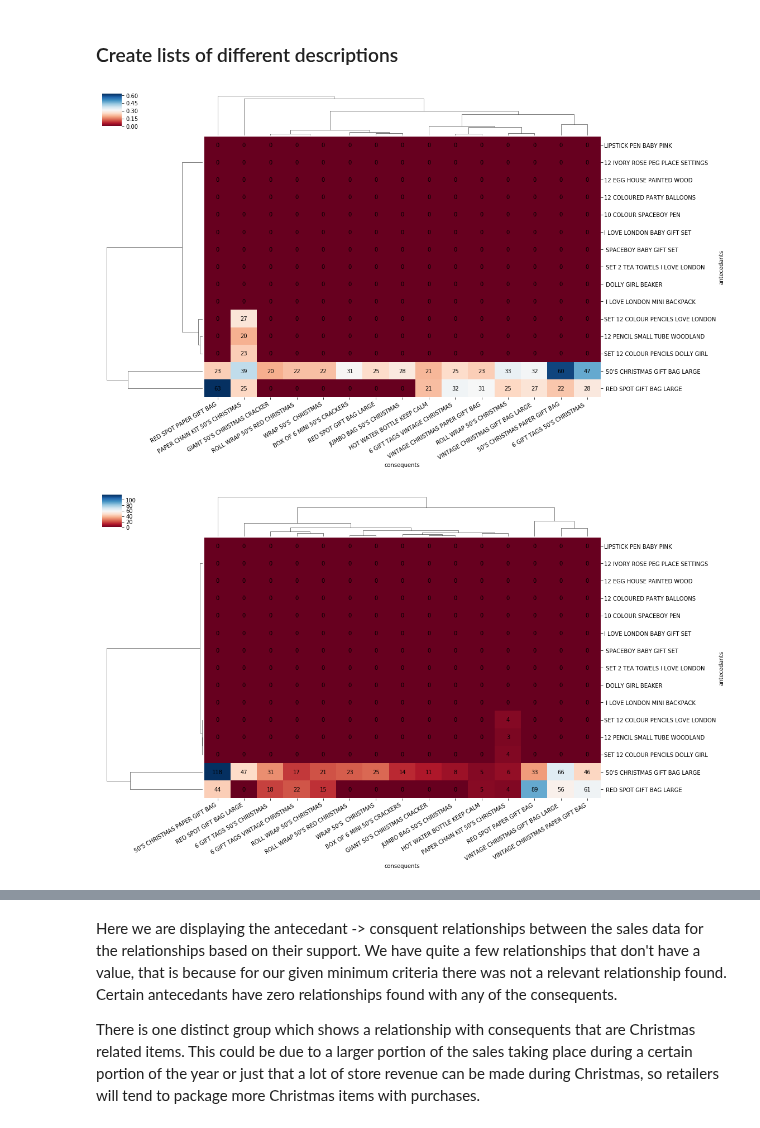
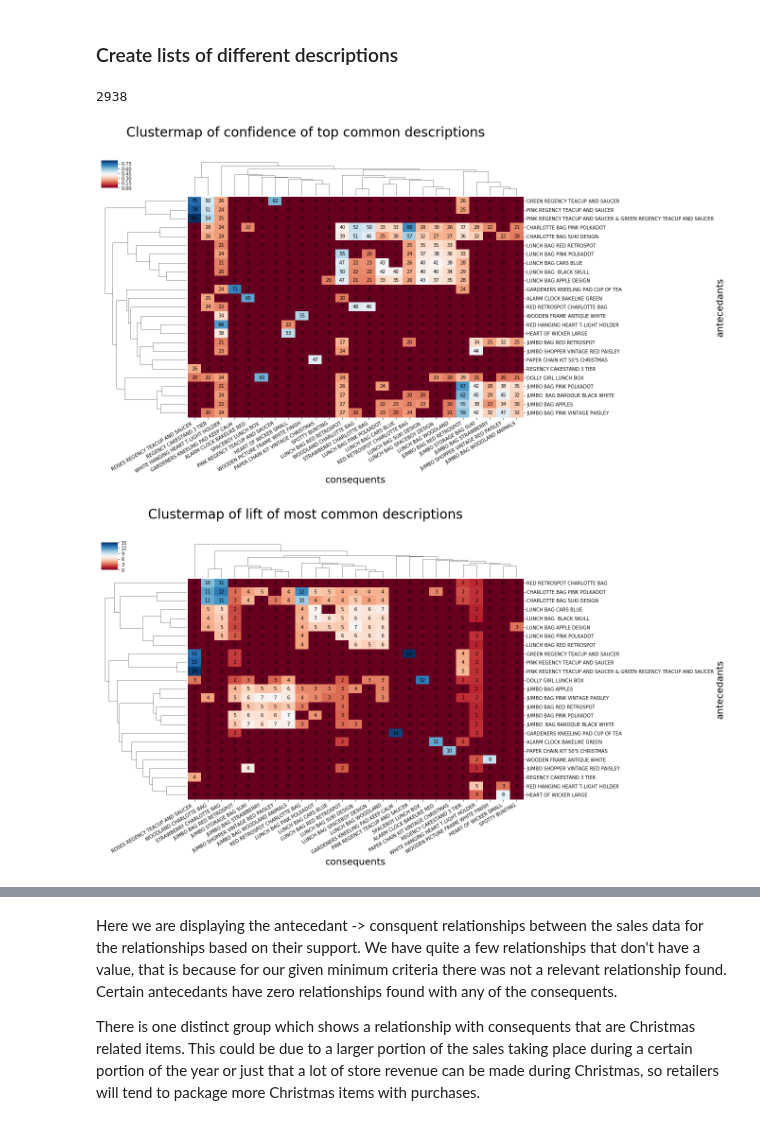
Before and after one commit to stmillett/MSDS7331_NorthCarolinaDataset, a Jupyter notebook: Lab3/Data Mining Lab3-2.ipynb, the cells around one changed output, grey strips where cells are left out. Drawn from its saved outputs; the diff is of its cells as text; code cells hidden in the pictures.

Commit message:
updated association rules and cleaned up some warnings

```diff
--- a/Lab3/Data Mining Lab3-2.ipynb
+++ b/Lab3/Data Mining Lab3-2.ipynb
@@ -1190,9 +1191,4 @@ from apyori import apriori
 # %%
-by_invoice_with_ID = marketing_data_with_ID.groupby(['InvoiceNo', 'InvoiceDate','Country','CustomerID', 'Recency'], as_index=False)[ 'UnitPrice','Description','Quantity','TotalPrice'].agg(lambda x: list(x))
-by_invoice_with_ID['TotalPrice'] = by_invoice_with_ID['TotalPrice'].apply(sum)
-by_invoice_with_ID['QuantityTotal'] = by_invoice_with_ID['Quantity'].apply(sum)
-by_invoice_with_ID['Description_as_string'] = by_invoice_with_ID['Description'].apply(lambda x: "-".join(sorted(x)))
-
 by_invoice_with_ID['Transaction']=''
 
 for index,row in by_invoice_with_ID.iterrows():
@@ -1208,10 +1204,14 @@ for el in by_invoice_with_ID.loc[by_invoice_with_ID['Transaction']=='Purchase','
     if len(el)>1:
         list_purchase_marketing_data_grouping_descriptions.append(el)
 # %%
-purchase_rules = apriori(list_purchase_marketing_data_grouping_descriptions, min_support=0.001,min_confidence=.2,
-                         max_confidence=.95,min_lift=0.3,max_lift=100,min_length=2, max_length=2 )
+purchase_rules = apriori(list_purchase_marketing_data_grouping_descriptions, min_support=0.008,min_confidence=.2,
+                         max_confidence=.95,min_lift=0.3,max_lift=100,min_length=2, max_length=5 )
 
 purchase_results = list(purchase_rules)
+# %%
+len(purchase_results)
+# %% [output]
+2938
 # %%
 purchase_list = [list(x) for x in purchase_results]
 antec = []
@@ -1237,13 +1237,17 @@ purchase_df['antecedants'] = purchase_df['antecedants'].apply(lambda x: x.replac
 purchase_df['antecedants'] = purchase_df['antecedants'].apply(lambda x: x.replace(r'frozenset({"',""))
 purchase_df['antecedants'] = purchase_df['antecedants'].apply(lambda x: x.replace(r'"})',''))
 purchase_df['antecedants'] = purchase_df['antecedants'].apply(lambda x: x.replace(r"'})",''))
+purchase_df['antecedants'] = purchase_df['antecedants'].apply(lambda x: x.replace(r"', '",' & '))
+purchase_df['antecedants'] = purchase_df['antecedants'].apply(lambda x: x.replace(r'", "',' & '))
 
 purchase_df['consequents'] = purchase_df['consequents'].apply(lambda x: x.replace(r"frozenset({'",""))
 purchase_df['consequents'] = purchase_df['consequents'].apply(lambda x: x.replace(r'frozenset({"',""))
 purchase_df['consequents'] = purchase_df['consequents'].apply(lambda x: x.replace(r'"})',''))
 purchase_df['consequents'] = purchase_df['consequents'].apply(lambda x: x.replace(r"'})",''))
+
+purchase_df = purchase_df.sort_values(by='support',ascending=False)
 # %%
-NBR_TOP_VALUES = 15
+NBR_TOP_VALUES = 25
 
 ants = []
 cons = []
@@ -1266,6 +1270,12 @@ for con in purchase_df['consequents']:
         cons.append(con)
         loop_round+=1
 
+top_support_apriori_values = pd.DataFrame(index = ants, columns=cons, data = np.zeros([NBR_TOP_VALUES,NBR_TOP_VALUES]))
+
+for index, rows in purchase_df.iterrows():
+    if rows['antecedants'] in top_support_apriori_values.index and rows['consequents'] in top_support_apriori_values.columns:
+        top_support_apriori_values.at[rows['antecedants'],rows['consequents']]=rows['support']
+
 top_conf_apriori_values = pd.DataFrame(index = ants, columns=cons, data = np.zeros([NBR_TOP_VALUES,NBR_TOP_VALUES]))
 
 for index, rows in purchase_df.iterrows():
@@ -1278,31 +1288,31 @@ for index, rows in purchase_df.iterrows():
     if rows['antecedants'] in top_lift_apriori_values.index and rows['consequents'] in top_lift_apriori_values.columns:
         top_lift_apriori_values.at[rows['antecedants'],rows['consequents']]=rows['lift']
 # %%
-
 ax = sns.clustermap(top_conf_apriori_values, figsize=(16,10),cmap='RdBu');
+ax.fig.suptitle('Clustermap of confidence of top common descriptions',size  = 28)
 plt.setp(ax.ax_heatmap.xaxis.get_majorticklabels(), rotation=30, ha='right');
 
 for ind_i,i in enumerate(ax.ax_heatmap.xaxis.get_ticklabels()):
     for ind_j,j in enumerate(ax.ax_heatmap.yaxis.get_ticklabels()):
 
 
         #Removes text added to tick labels
         i_text = re.sub("Text\W(\d*\.\d|\d),\d.[\"\']",'',str(i))
         i_text = re.sub(r"[\'\"]\)$",'',i_text)
 
         j_text = re.sub("Text\W(\d*\.\d|\d),\d.[\"\']",'',str(j))
         j_text = re.sub(r"[\'\"]\)$",'',j_text)
 
         text = ax.ax_heatmap.text(ind_j, ind_i, int(top_conf_apriori_values.loc[j_text, i_text]*100),
                        ha="center", va="center", color="black",position=(ind_i+.5,ind_j+.5))
 
-ax.ax_heatmap.set_xlabel('consequents');
-ax.ax_heatmap.set_ylabel('antecedants');
+ax.ax_heatmap.set_xlabel('consequents', size = 20);
+ax.ax_heatmap.set_ylabel('antecedants', size = 20);
 # %% [output]
-[figure, old version]
+[figure, new version]
 # %%
-
 ax = sns.clustermap(top_lift_apriori_values, figsize=(16,10),cmap='RdBu');
+ax.fig.suptitle('Clustermap of lift of most common descriptions',size  = 28)
 plt.setp(ax.ax_heatmap.xaxis.get_majorticklabels(), rotation=30, ha='right');
 
 for ind_i,i in enumerate(ax.ax_heatmap.xaxis.get_ticklabels()):
@@ -1319,7 +1329,7 @@ for ind_i,i in enumerate(ax.ax_heatmap.xaxis.get_ticklabels()):
         text = ax.ax_heatmap.text(ind_j, ind_i, int(top_lift_apriori_values.loc[j_text, i_text]),
                        ha="center", va="center", color="black",position=(ind_i+.5,ind_j+.5))
 
-ax.ax_heatmap.set_xlabel('consequents');
-ax.ax_heatmap.set_ylabel('antecedants');
+ax.ax_heatmap.set_xlabel('consequents', size = 20);
+ax.ax_heatmap.set_ylabel('antecedants', size = 20);
 # %% [output]
-[figure, old version]
+[figure, new version]
```
Also changed, not shown: parts of 41 cells of this notebook, 2 other files.
